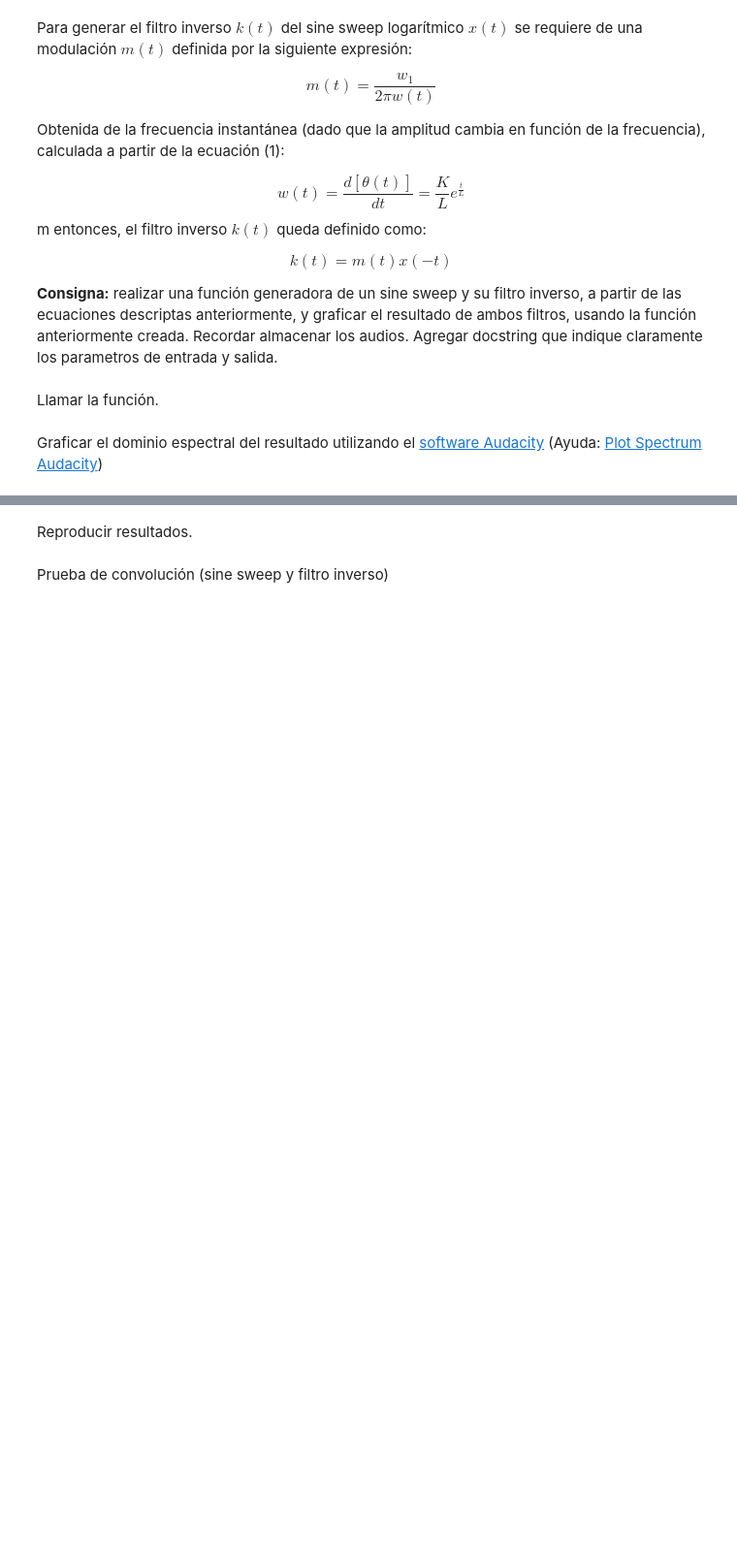
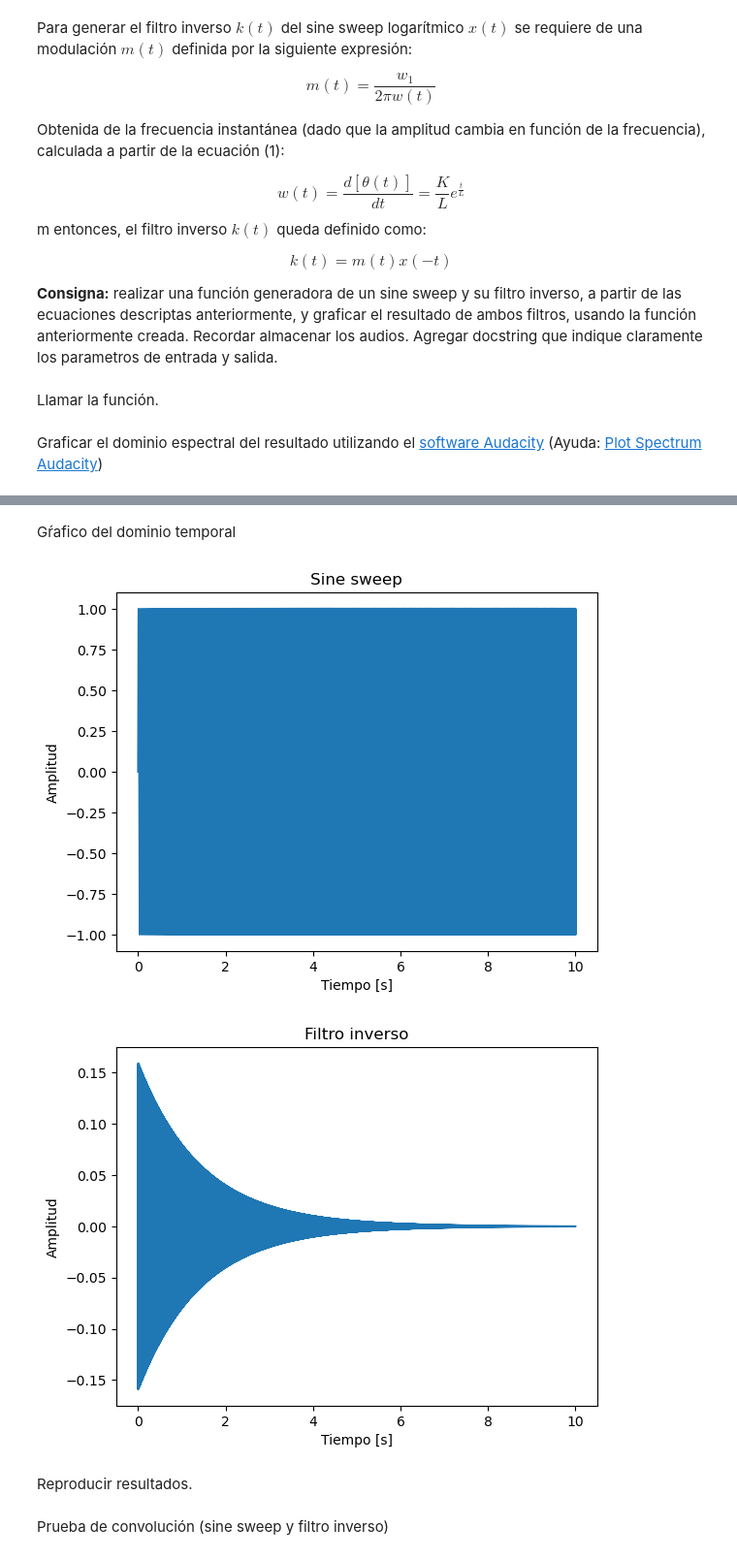
Before and after one commit to tyler-untref/tp_signal_systems, a Jupyter notebook: resolucion/primer_entrega.ipynb, the cells around one changed output, grey strips where cells are left out. Shown: that part at 97% size. Saved outputs shown, nothing was run; the diff lists cells and outputs as text; code cells hidden in the pictures; blank space fills up the shorter version.

```diff
--- a/resolucion/primer_entrega.ipynb
+++ b/resolucion/primer_entrega.ipynb
@@ -291,7 +299,7 @@ def sine_sweep(t,f1,f2,fs=44100):
 # %% [markdown]
 Llamar la función.
 # %%
-sine_sweep = sine_sweep(10,20,20000)
+ss,fi = ss_fi(10,20,20000)
 # %% [markdown]
 Graficar el dominio espectral del resultado utilizando el [software Audacity](https://www.audacityteam.org/) (Ayuda: [Plot Spectrum Audacity](https://manual.audacityteam.org/man/plot_spectrum.html))
 # %%
@@ -322,3 +330,11 @@ plt.show()
+# %% [markdown]
+Gŕafico del dominio temporal
+# %%
+grafico_señal(ss, title='Sine sweep')
+grafico_señal(fi,title='Filtro inverso')
+# %% [output]
+[figure, added]
+[figure, added]
 # %% [markdown]
 Reproducir resultados.
 # %%
```
Also changed, not shown: parts of 15 cells of this notebook, 11 other files.
